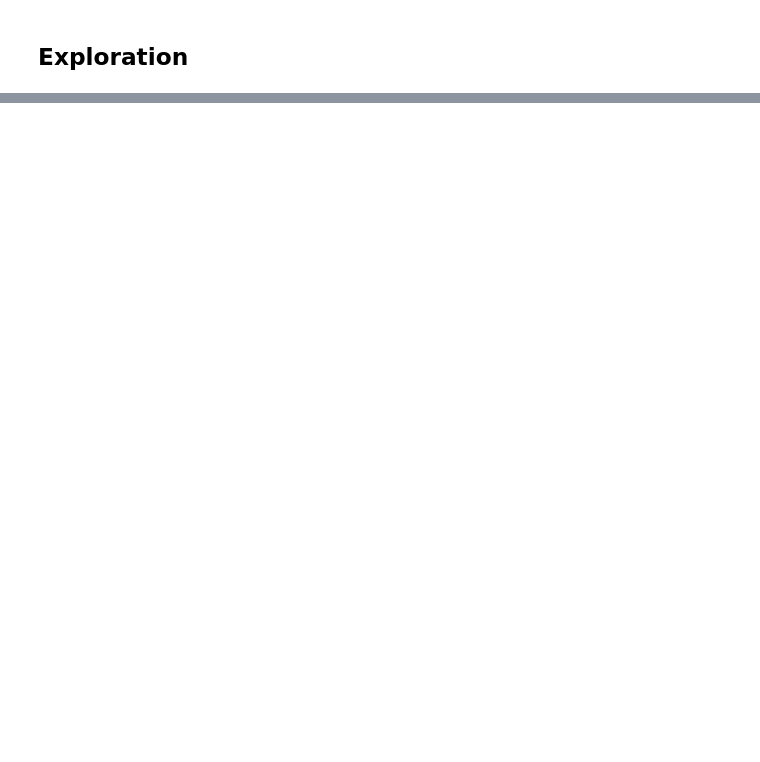
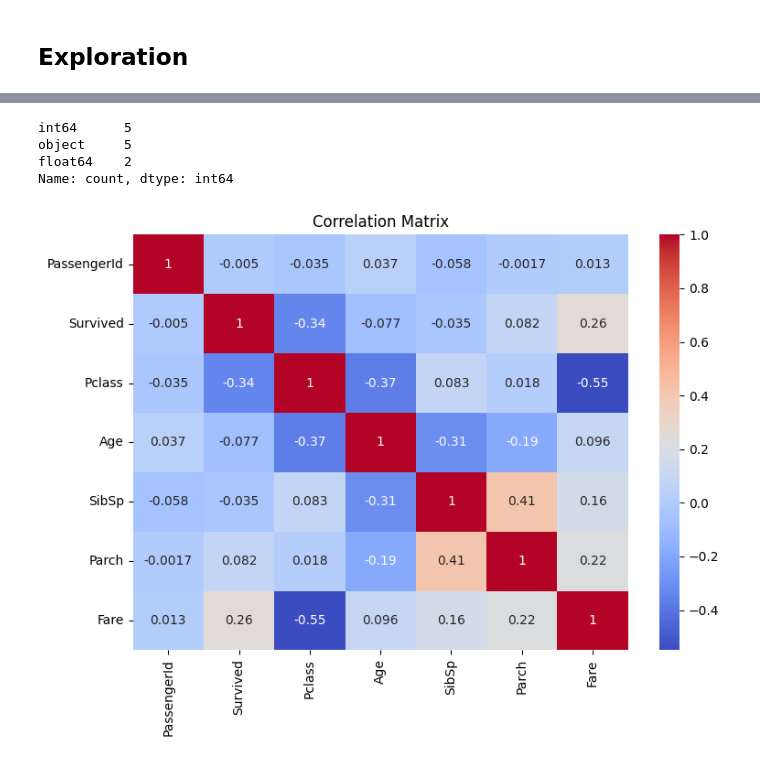
Before and after one commit to Nacim-B/MLOps_1, a Jupyter notebook: notebooks/1_exploration.ipynb, the cells around one changed output, grey strips where cells are left out. Saved outputs shown, nothing was run; the diff lists cells and outputs as text; code cells hidden in the pictures; blank space fills up the shorter version.

```diff
--- a/notebooks/1_exploration.ipynb
+++ b/notebooks/1_exploration.ipynb
@@ -49,0 +88,17 @@ memory usage: 83.7+ KB
+# %%
+df.dtypes.value_counts()
+# %% [output]
+int64      5
+object     5
+float64    2
+Name: count, dtype: int64
+# %%
+num_cols = df.select_dtypes(include="number")
+
+plt.figure(figsize=(8, 6))
+sns.heatmap(num_cols.corr(), annot=True, cmap="coolwarm")
+plt.title("Correlation Matrix")
+plt.tight_layout()
+plt.show()
+# %% [output]
+[figure, added]
```
Also changed, not shown: parts of 6 cells of this notebook, 1 other file.
